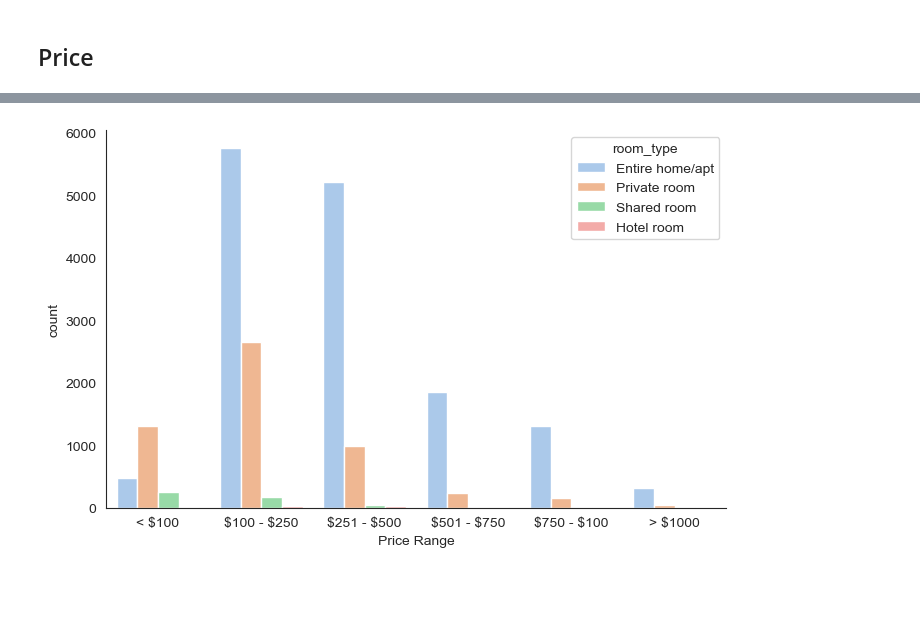
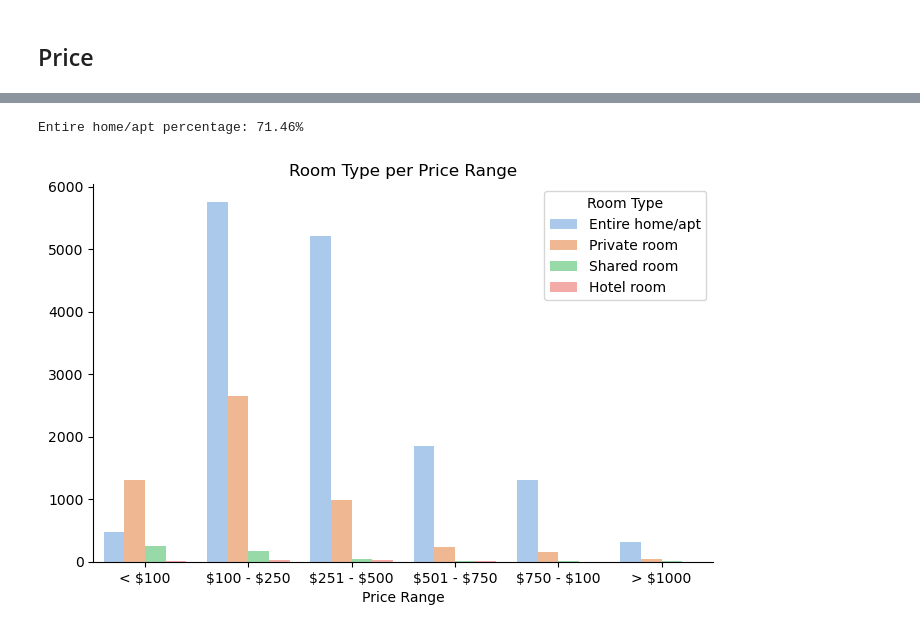
Before and after one commit to Gabrielle-Ribeiro/airbnb-rio, a Jupyter notebook: Exploratory Data Analysis and Data Visualization.ipynb, the cells around one changed output, grey strips where cells are left out. Drawn from its saved outputs; the diff is of its cells as text; code cells hidden in the pictures; blank space fills up the shorter version.

```diff
--- a/Exploratory Data Analysis and Data Visualization.ipynb
+++ b/Exploratory Data Analysis and Data Visualization.ipynb
@@ -90,11 +114,20 @@ sns.despine()
+# %%
+perc_room = len(df[df['room_type'] == 'Entire home/apt']) * 100 / len(df)
+
+print('Entire home/apt percentage: {:.2f}%'.format(perc_room))
+# %% [output]
+Entire home/apt percentage: 71.46%
 # %%
 prince_range_order = ['< \$100', '\$100 - \$250', '\$251 - \$500', '\$501 - \$750',
                       '\$750 - \$100', '> \$1000']
 
 plt.figure(figsize=(8,5), dpi=100)
 sns.countplot(data=df, x='price_range', order=prince_range_order, hue='room_type',
               palette='pastel')
 plt.xlabel('Price Range')
+plt.ylabel('')
+plt.title('Room Type per Price Range')
+plt.legend(title='Room Type')
 sns.despine()
 # %% [output]
-[figure, old version]
+[figure, new version]
```
Also changed, not shown: parts of 40 cells of this notebook.
